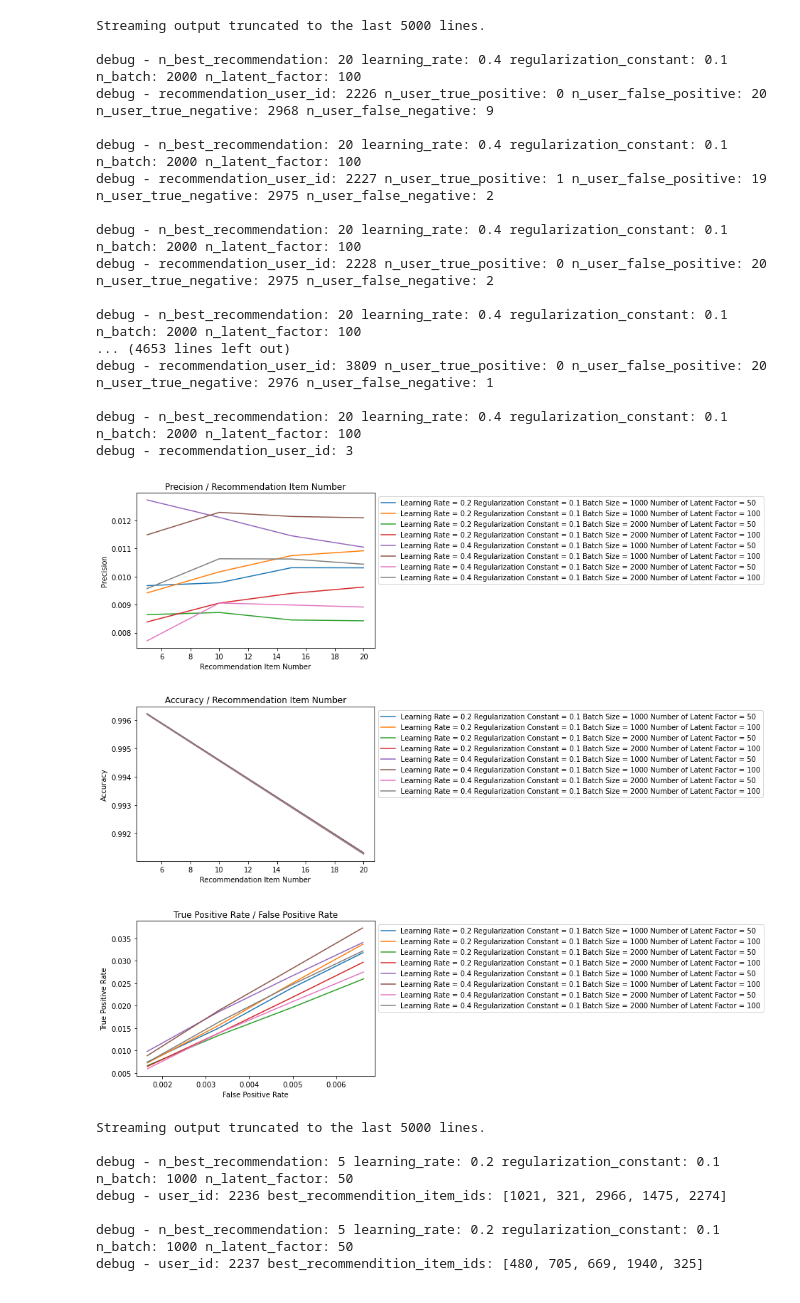
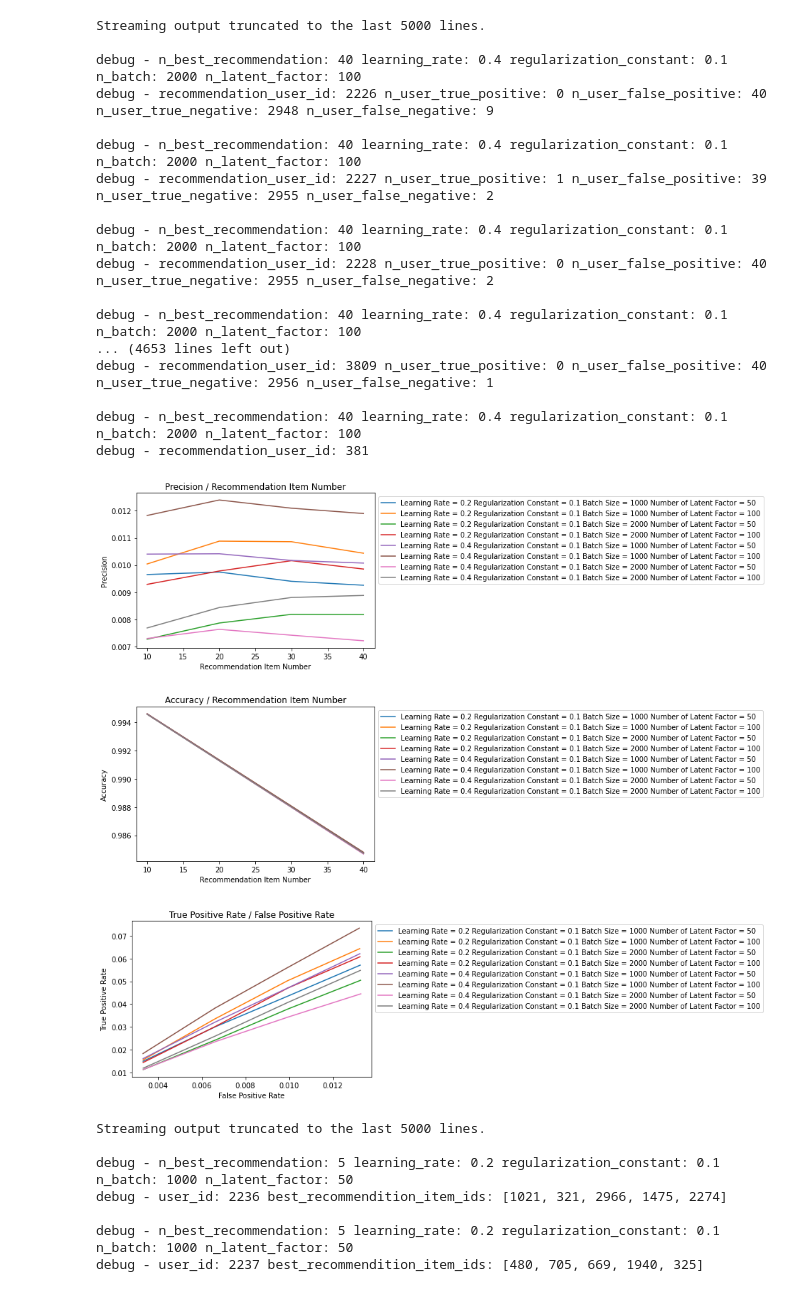
Before and after one commit to samohtwal/Bayesian-Personalized-Ranking, a Jupyter notebook: Bayesian_Personalized_Ranking.ipynb, the cells around one changed output. Drawn from its saved outputs; the diff is of its cells as text; code cells hidden in the pictures.

```diff
--- a/Bayesian_Personalized_Ranking.ipynb
+++ b/Bayesian_Personalized_Ranking.ipynb
@@ -461,10 +484,14 @@ class ModelAnalyzerHelper:
             n_user_false_negative = 0
 
             testing_user_index = testing_user_ids.index(recommendation_user_id)
-            positive_testing_item_ids = testing_data_group_by_user_id.iloc[testing_user_index][data_item_column_name]
-            negative_testing_item_ids = list(set(testing_item_ids).difference(positive_testing_item_ids))
-            positive_predition_item_ids = recommendation_data_group_by_user_id.iloc[index][data_item_column_name]
-            negative_predition_item_ids = list(set(testing_item_ids).difference(positive_predition_item_ids))
+            # positive_testing_item_ids = testing_data_group_by_user_id.iloc[testing_user_index][data_item_column_name]
+            positive_testing_item_ids = testing_data_group_by_user_id.loc[testing_user_index][data_item_column_name]
+            # negative_testing_item_ids = list(set(testing_item_ids).difference(positive_testing_item_ids))
+            negative_testing_item_ids = np.setdiff1d(np.array(testing_item_ids), np.array(positive_testing_item_ids))
+            # positive_predition_item_ids = recommendation_data_group_by_user_id.iloc[index][data_item_column_name]
+            positive_predition_item_ids = recommendation_data_group_by_user_id.loc[index][data_item_column_name]
+            # negative_predition_item_ids = list(set(testing_item_ids).difference(positive_predition_item_ids))
+            negative_predition_item_ids = np.setdiff1d(np.array(testing_item_ids), np.array(positive_predition_item_ids))
 
             for positive_predition_item_id in positive_predition_item_ids:
                 if positive_predition_item_id in positive_testing_item_ids: n_user_true_positive = n_user_true_positive + 1
@@ -582,9 +609,9 @@ validation_data_dictionary = DataHelper().load_data_dictionary(validation_data_u
 
 user_ids = validation_data_dictionary[data_group_by_user_id_dictionary_key][data_user_column_name].tolist()
 
-n_best_recommendation_start = 5
-n_best_recommendation_step = 5
-n_best_recommendation_stop = 20 + 1
+n_best_recommendation_start = 10
+n_best_recommendation_step = 10
+n_best_recommendation_stop = 40 + 1
 
 n_best_recommendations = list(range(n_best_recommendation_start, n_best_recommendation_stop, n_best_recommendation_step))
 
@@ -600,46 +627,46 @@ for bayseian_personalized_ranking_model in bayseian_personalized_ranking_models:
         recommendation_data_dictionary = bayseian_personalized_ranking_model.recommend(n_best_recommendation, evaluation_mode)
         true_positive_rate, false_positive_rate, precision, accuracy = ModelAnalyzerHelper().evaluate(bayseian_personalized_ranking_model, recommendation_data_dictionary, evaluation_mode)
         true_positive_rates.append(true_positive_rate)
         false_positive_rates.append(false_positive_rate)
         precisions.append(precision)
         accuracys.append(accuracy)
     bayseian_personalized_ranking_model.evaluation_dictionary = {
                                                                     recommendation_number_dictionary_key : n_best_recommendations,
                                                                     true_positive_rate_dictionary_key : true_positive_rates,
                                                                     false_positive_rate_dictionary_key : false_positive_rates,
                                                                     precision_dictionary_key : precisions,
                                                                     accuracy_dictionary_key : accuracys
                                                                 }
 
 for bayseian_personalized_ranking_model in bayseian_personalized_ranking_models:
     print('debug - bayseian_personalized_ranking_model.evaluation_dictionary:', bayseian_personalized_ranking_model.evaluation_dictionary, end='\n')
 
 ModelAnalyzerHelper().plot_precision_chart(bayseian_personalized_ranking_models)
 print('', end='\n')
 ModelAnalyzerHelper().plot_accuracy_chart(bayseian_personalized_ranking_models)
 print('', end='\n')
 ModelAnalyzerHelper().plot_receiver_operating_characteristic_chart(bayseian_personalized_ranking_models)
 # %% [output]
 Streaming output truncated to the last 5000 lines.
 
-debug - n_best_recommendation: 20 learning_rate: 0.4 regularization_constant: 0.1 n_batch: 2000 n_latent_factor: 100
-debug - recommendation_user_id: 2226 n_user_true_positive: 0 n_user_false_positive: 20 n_user_true_negative: 2968 n_user_false_negative: 9
+debug - n_best_recommendation: 40 learning_rate: 0.4 regularization_constant: 0.1 n_batch: 2000 n_latent_factor: 100
+debug - recommendation_user_id: 2226 n_user_true_positive: 0 n_user_false_positive: 40 n_user_true_negative: 2948 n_user_false_negative: 9
 
-debug - n_best_recommendation: 20 learning_rate: 0.4 regularization_constant: 0.1 n_batch: 2000 n_latent_factor: 100
-debug - recommendation_user_id: 2227 n_user_true_positive: 1 n_user_false_positive: 19 n_user_true_negative: 2975 n_user_false_negative: 2
+debug - n_best_recommendation: 40 learning_rate: 0.4 regularization_constant: 0.1 n_batch: 2000 n_latent_factor: 100
+debug - recommendation_user_id: 2227 n_user_true_positive: 1 n_user_false_positive: 39 n_user_true_negative: 2955 n_user_false_negative: 2
 
-debug - n_best_recommendation: 20 learning_rate: 0.4 regularization_constant: 0.1 n_batch: 2000 n_latent_factor: 100
-debug - recommendation_user_id: 2228 n_user_true_positive: 0 n_user_false_positive: 20 n_user_true_negative: 2975 n_user_false_negative: 2
+debug - n_best_recommendation: 40 learning_rate: 0.4 regularization_constant: 0.1 n_batch: 2000 n_latent_factor: 100
+debug - recommendation_user_id: 2228 n_user_true_positive: 0 n_user_false_positive: 40 n_user_true_negative: 2955 n_user_false_negative: 2
 
-debug - n_best_recommendation: 20 learning_rate: 0.4 regularization_constant: 0.1 n_batch: 2000 n_latent_factor: 100
+debug - n_best_recommendation: 40 learning_rate: 0.4 regularization_constant: 0.1 n_batch: 2000 n_latent_factor: 100
 ... (4653 lines left out)
-debug - recommendation_user_id: 3809 n_user_true_positive: 0 n_user_false_positive: 20 n_user_true_negative: 2976 n_user_false_negative: 1
+debug - recommendation_user_id: 3809 n_user_true_positive: 0 n_user_false_positive: 40 n_user_true_negative: 2956 n_user_false_negative: 1
 
-debug - n_best_recommendation: 20 learning_rate: 0.4 regularization_constant: 0.1 n_batch: 2000 n_latent_factor: 100
-debug - recommendation_user_id: 3
+debug - n_best_recommendation: 40 learning_rate: 0.4 regularization_constant: 0.1 n_batch: 2000 n_latent_factor: 100
+debug - recommendation_user_id: 381
-[figure, old version]
+[figure, new version]
-[figure, old version]
+[figure, new version]
-[figure, old version]
+[figure, new version]
 # %%
 # test model
 
```
Also changed, not shown: parts of 2 cells of this notebook.
